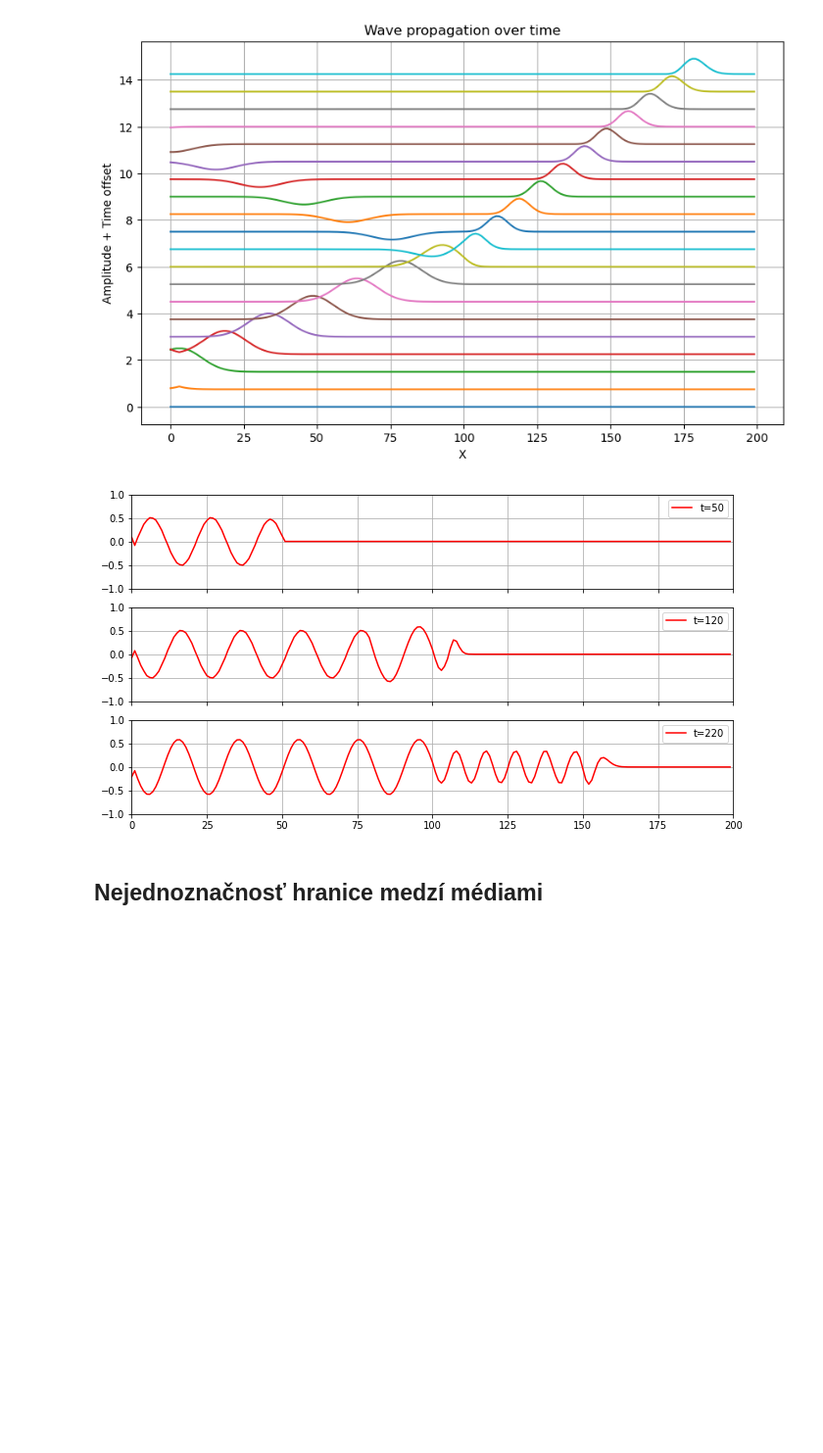
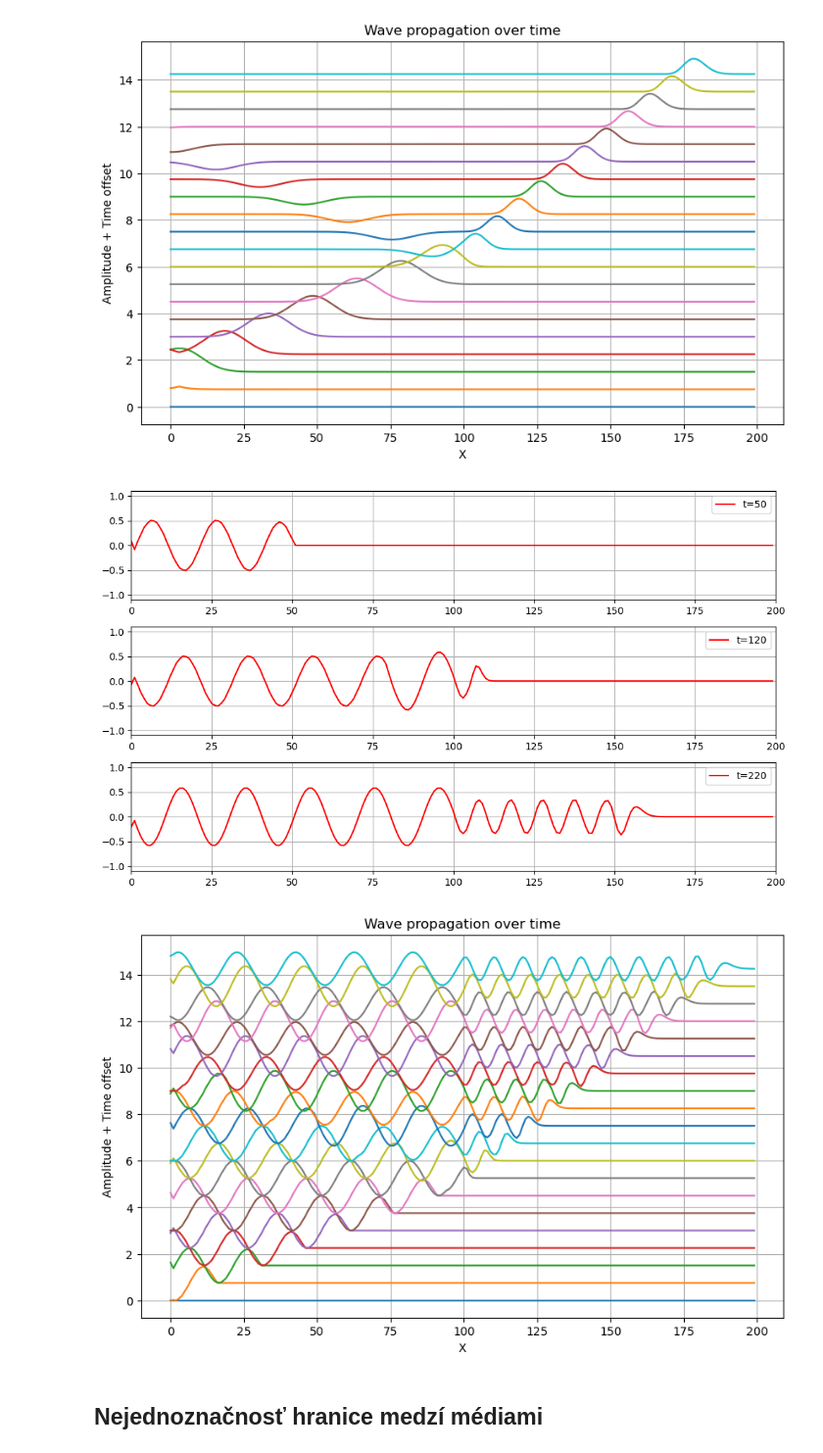
Before and after one commit to asiaat/notebook-fdtd, a Jupyter notebook: 061_fdtd_1d_homog.ipynb, the cells around one changed output. Shown at 98% size. Saved outputs shown, nothing was run; the diff lists cells and outputs as text; code cells hidden in the pictures; blank space fills up the shorter version.

```diff
--- a/061_fdtd_1d_homog.ipynb
+++ b/061_fdtd_1d_homog.ipynb
@@ -126,43 +126,44 @@ wv_plot(time, nodes, r)
 [figure]
 [figure]
 # %%
-%reset -sf
+
 %matplotlib inline
 from scipy import *
 import matplotlib.pyplot as plt
 
 nodes = 200
 time = 300
-ez = zeros(nodes)
-hy = zeros(nodes)
-epsr = ones(nodes)
+ez = np.zeros(nodes)
+hy = np.zeros(nodes)
+epsr = np.ones(nodes)
 
 for i in range(100,nodes):
     epsr[i] = 4
 
 z0 = 377.0
 Sc = 1.0
 
-r = zeros((time, nodes))                  # pole vysledkov
+r = np.zeros((time, nodes))                  # pole vysledkov
 
 for t in range(time):
     ez[0] = ez[1]
 
     for m in range(1,nodes):              # aktualizacia Ez
         ez[m] = ez[m] + (hy[m] - hy[m - 1]) * z0 * Sc / epsr[m]
 
     #ez[3] += exp(-(t - 30.)**2 / 100.)*1.5
-    ez[1] += sin(2*pi*0.05*t)*(1-exp(-t*0.5))
+    ez[1] += np.sin(2*np.pi*0.05*t)*(1-np.exp(-t*0.5))
 
     for m in range(nodes-1):              # aktualizacia Hy
         hy[m] = hy[m] + (ez[m + 1] - ez[m]) / z0 * Sc
 
     r[t,:] += ez
 
-from utils.utils import *
+
 tm_plot([50, 120, 220], r)
-#wv_plot(time, nodes, r)
+wv_plot(time, nodes, r)
 # %% [output]
-[figure, old version]
+[figure, new version]
+[figure, added]
 # %% [markdown]
 ## Nejednoznačnosť hranice medzí médiami
```
Also changed, not shown: parts of 2 cells of this notebook.
